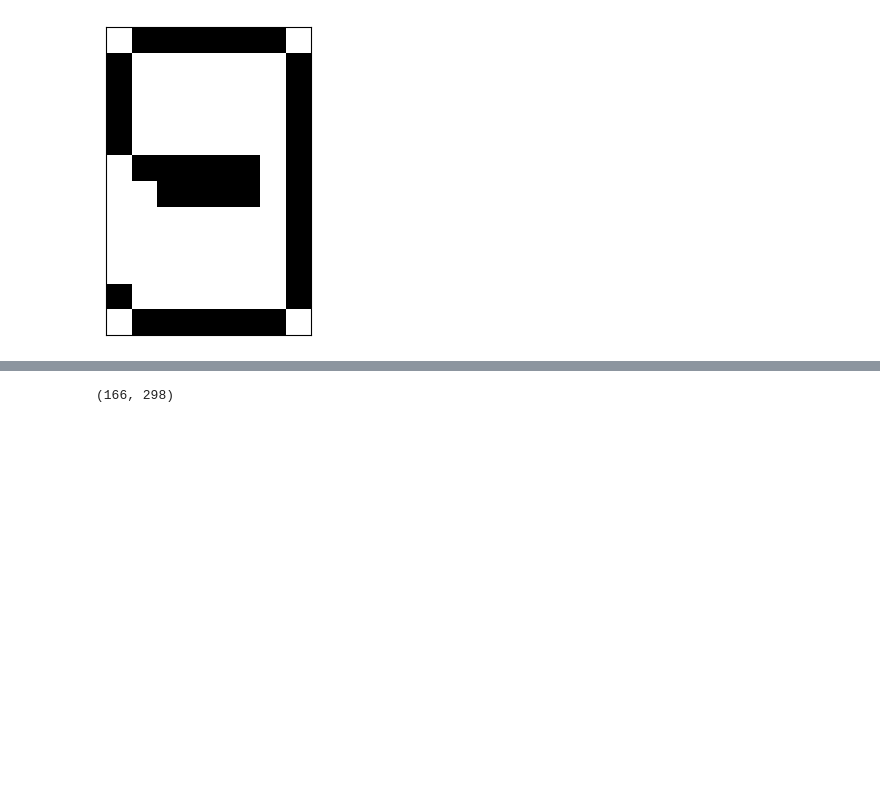
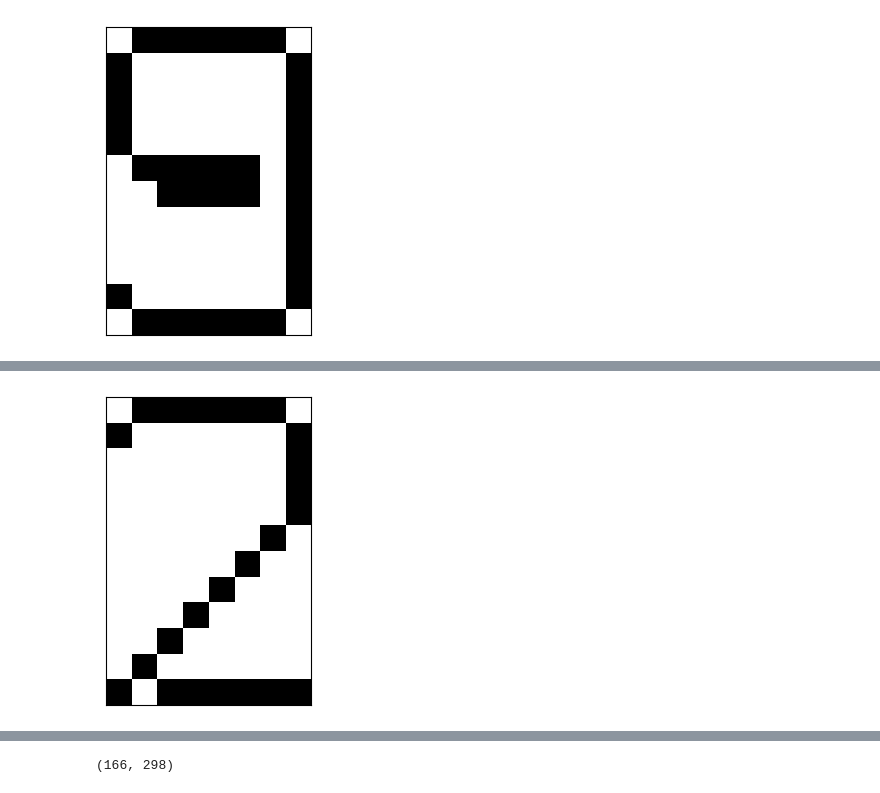
Before and after one commit to mikolasan/ai_sandbox, a Jupyter notebook: arc/hopfield.ipynb, the cells around one changed output, grey strips where cells are left out. Cells and saved outputs as stored; diff of their text form; code cells hidden in the pictures; blank space fills up the shorter version.

```diff
--- a/arc/hopfield.ipynb
+++ b/arc/hopfield.ipynb
@@ -113,0 +135,4 @@ plot_weights(W)
+# %%
+print_flat_array_as_num(arrays[20])
+# %% [output]
+[figure, added]
```
Also changed, not shown: parts of 16 cells of this notebook, 15 other files.
